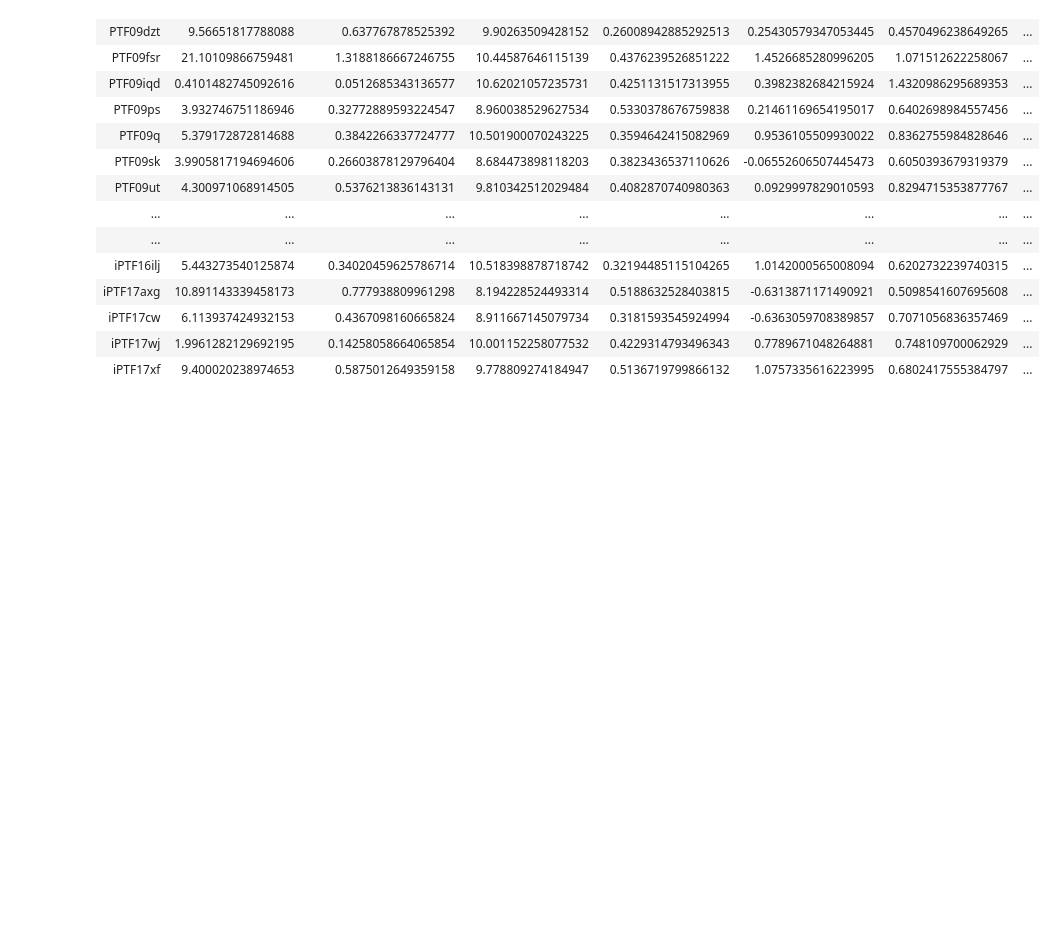
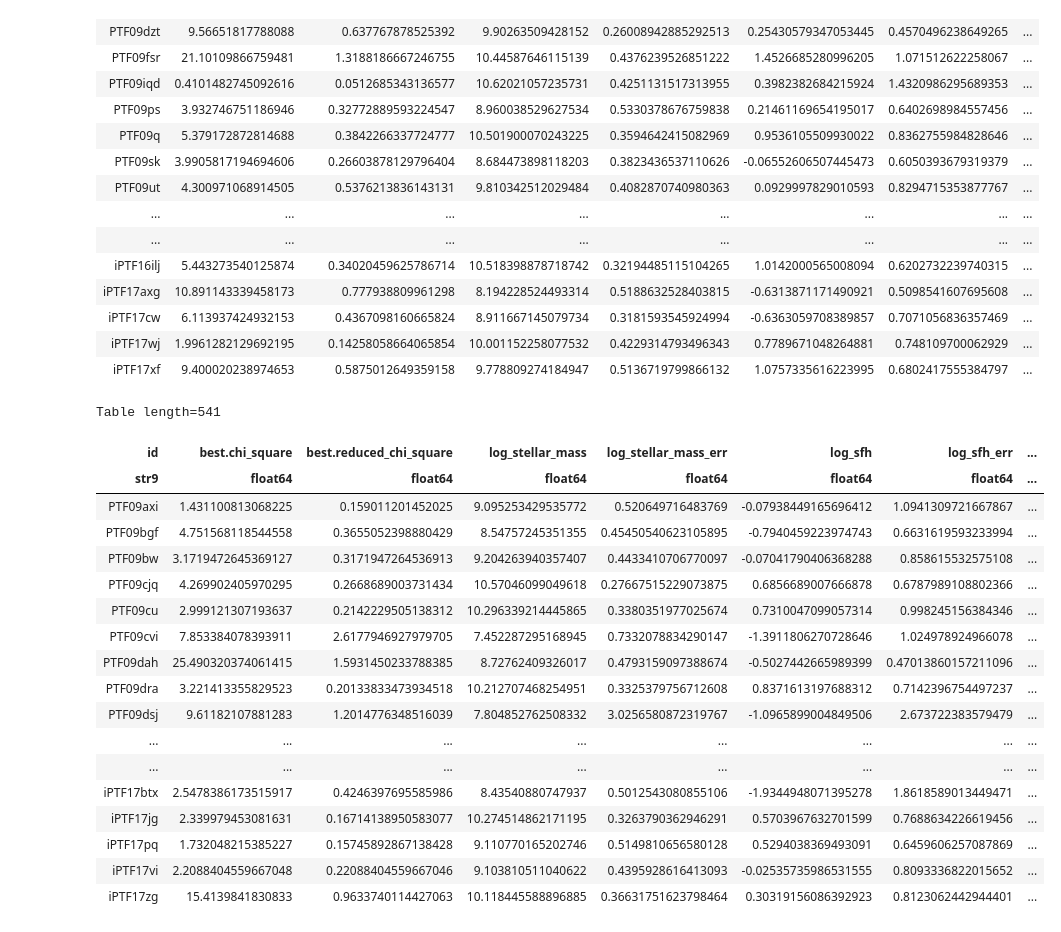
Before and after one commit to aswinsuresh24/sne_hosts, a Jupyter notebook: hosts.ipynb, the cells around one changed output. Cells and saved outputs as stored; diff of their text form; code cells hidden in the pictures; blank space fills up the shorter version.

```diff
--- a/hosts.ipynb
+++ b/hosts.ipynb
@@ -388,4 +401,27 @@ Table length=148
 | iPTF17cw | 6.113937424932153 | 0.4367098160665824 | 8.911667145079734 | 0.3181593545924994 | -0.6363059708389857 | 0.7071056836357469 | ... |
 | iPTF17wj | 1.9961282129692195 | 0.14258058664065854 | 10.001152258077532 | 0.4229314793496343 | 0.7789671048264881 | 0.748109700062929 | ... |
 | iPTF17xf | 9.400020238974653 | 0.5875012649359158 | 9.778809274184947 | 0.5136719799866132 | 1.0757335616223995 | 0.6802417555384797 | ... |
+# %%
+subtable_ii= subtable
+subtable_ii
+# %% [output]
+Table length=541
+| id | best.chi_square | best.reduced_chi_square | log_stellar_mass | log_stellar_mass_err | log_sfh | log_sfh_err | ... |
+| str9 | float64 | float64 | float64 | float64 | float64 | float64 | ... |
+| PTF09axi | 1.431100813068225 | 0.159011201452025 | 9.095253429535772 | 0.520649716483769 | -0.07938449165696412 | 1.0941309721667867 | ... |
+| PTF09bgf | 4.751568118544558 | 0.3655052398880429 | 8.54757245351355 | 0.45450540623105895 | -0.7940459223974743 | 0.6631619593233994 | ... |
+| PTF09bw | 3.1719472645369127 | 0.3171947264536913 | 9.204263940357407 | 0.4433410706770097 | -0.07041790406368288 | 0.858615532575108 | ... |
+| PTF09cjq | 4.269902405970295 | 0.2668689003731434 | 10.57046099049618 | 0.27667515229073875 | 0.6856689007666878 | 0.6787989108802366 | ... |
+| PTF09cu | 2.999121307193637 | 0.2142229505138312 | 10.296339214445865 | 0.3380351977025674 | 0.7310047099057314 | 0.998245156384346 | ... |
+| PTF09cvi | 7.853384078393911 | 2.6177946927979705 | 7.452287295168945 | 0.7332078834290147 | -1.3911806270728646 | 1.024978924966078 | ... |
+| PTF09dah | 25.490320374061415 | 1.5931450233788385 | 8.72762409326017 | 0.4793159097388674 | -0.5027442665989399 | 0.47013860157211096 | ... |
+| PTF09dra | 3.221413355829523 | 0.20133833473934518 | 10.212707468254951 | 0.3325379756712608 | 0.8371613197688312 | 0.7142396754497237 | ... |
+| PTF09dsj | 9.61182107881283 | 1.2014776348516039 | 7.804852762508332 | 3.0256580872319767 | -1.0965899004849506 | 2.673722383579479 | ... |
+| ... | ... | ... | ... | ... | ... | ... | ... |
+| ... | ... | ... | ... | ... | ... | ... | ... |
+| iPTF17btx | 2.5478386173515917 | 0.4246397695585986 | 8.43540880747937 | 0.5012543080855106 | -1.9344948071395278 | 1.8618589013449471 | ... |
+| iPTF17jg | 2.339979453081631 | 0.16714138950583077 | 10.274514862171195 | 0.3263790362946291 | 0.5703967632701599 | 0.7688634226619456 | ... |
+| iPTF17pq | 1.732048215385227 | 0.15745892867138428 | 9.110770165202746 | 0.5149810656580128 | 0.5294038369493091 | 0.6459606257087869 | ... |
+| iPTF17vi | 2.2088404559667048 | 0.22088404559667046 | 9.103810511040622 | 0.4395928616413093 | -0.02535735986531555 | 0.8093336822015652 | ... |
+| iPTF17zg | 15.4139841830833 | 0.9633740114427063 | 10.118445588896885 | 0.36631751623798464 | 0.30319156086392923 | 0.8123062442944401 | ... |
 # %%
```
Also changed, not shown: parts of 6 cells of this notebook, 34 other files.
